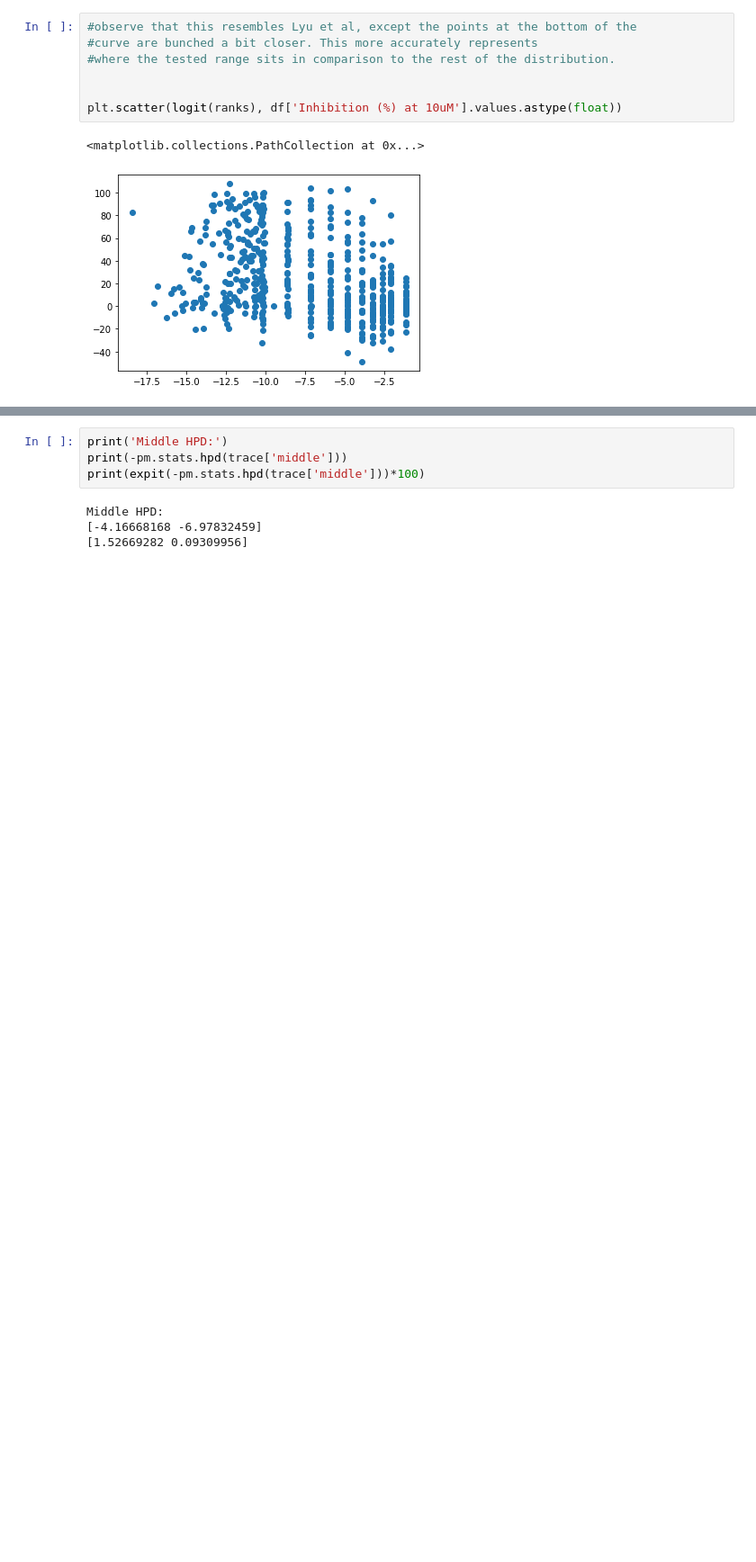
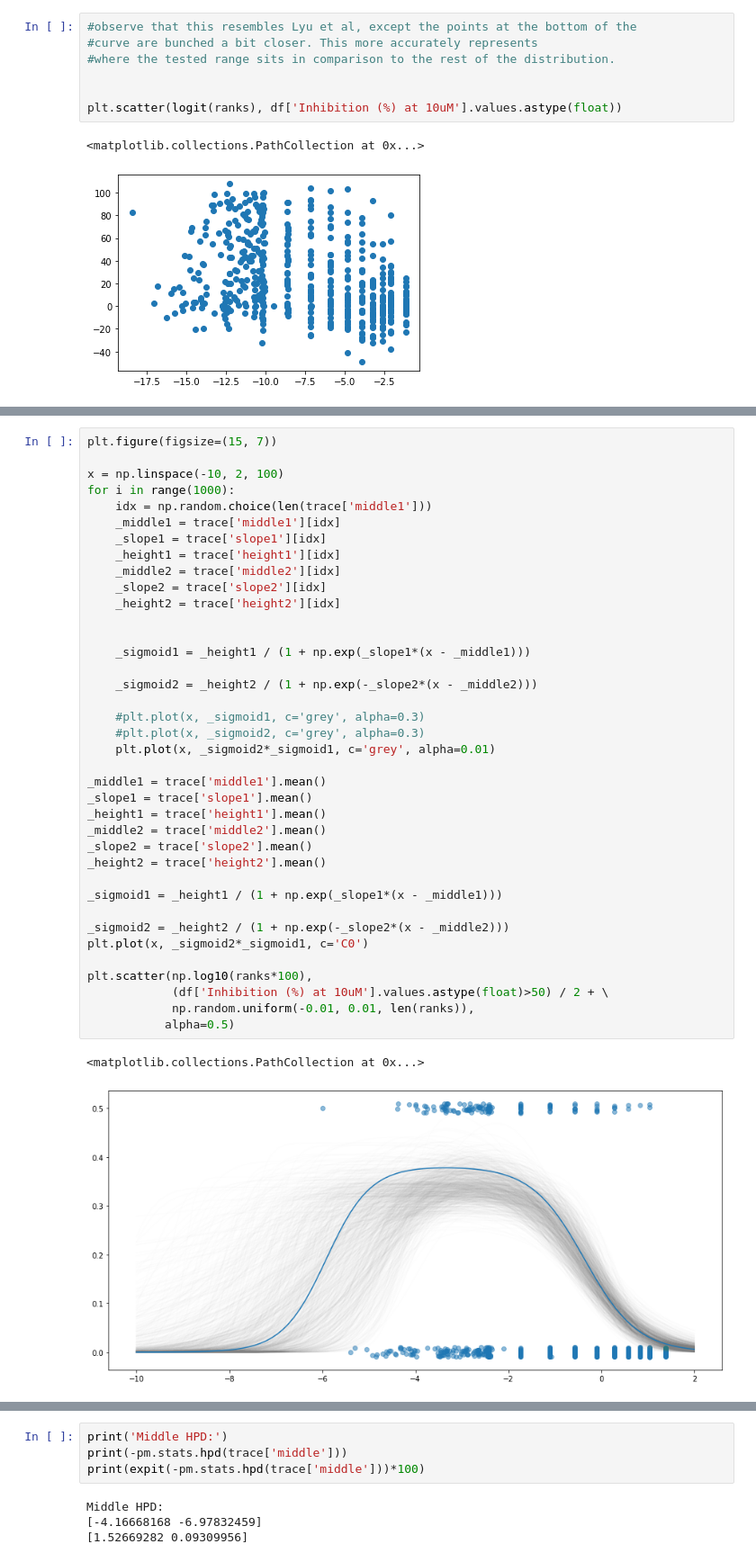
Before and after one commit to ljmartin/dockop, a Jupyter notebook: code/bayesian_hit_rate_fit.ipynb, the cells around one changed output, grey strips where cells are left out. Shown at 90% size. Saved outputs shown, nothing was run; the diff lists cells and outputs as text; blank space fills up the shorter version.

```diff
--- a/code/bayesian_hit_rate_fit.ipynb
+++ b/code/bayesian_hit_rate_fit.ipynb
@@ -49,0 +117,41 @@ plt.scatter(logit(ranks), df['Inhibition (%) at 10uM'].values.astype(float))
+# %%
+plt.figure(figsize=(15, 7))
+
+x = np.linspace(-10, 2, 100)
+for i in range(1000):
+    idx = np.random.choice(len(trace['middle1']))
+    _middle1 = trace['middle1'][idx]
+    _slope1 = trace['slope1'][idx]
+    _height1 = trace['height1'][idx]
+    _middle2 = trace['middle2'][idx]
+    _slope2 = trace['slope2'][idx]
+    _height2 = trace['height2'][idx]
+
+
+    _sigmoid1 = _height1 / (1 + np.exp(_slope1*(x - _middle1)))
+
+    _sigmoid2 = _height2 / (1 + np.exp(-_slope2*(x - _middle2)))
+
+    #plt.plot(x, _sigmoid1, c='grey', alpha=0.3)
+    #plt.plot(x, _sigmoid2, c='grey', alpha=0.3)
+    plt.plot(x, _sigmoid2*_sigmoid1, c='grey', alpha=0.01)
+
+_middle1 = trace['middle1'].mean()
+_slope1 = trace['slope1'].mean()
+_height1 = trace['height1'].mean()
+_middle2 = trace['middle2'].mean()
+_slope2 = trace['slope2'].mean()
+_height2 = trace['height2'].mean()
+
+_sigmoid1 = _height1 / (1 + np.exp(_slope1*(x - _middle1)))
+
+_sigmoid2 = _height2 / (1 + np.exp(-_slope2*(x - _middle2)))
+plt.plot(x, _sigmoid2*_sigmoid1, c='C0')
+
+plt.scatter(np.log10(ranks*100),
+            (df['Inhibition (%) at 10uM'].values.astype(float)>50) / 2 + \
+            np.random.uniform(-0.01, 0.01, len(ranks)),
+           alpha=0.5)
+# %% [output]
+<matplotlib.collections.PathCollection at 0x...>
+[figure, added]
```
Also changed, not shown: parts of 18 cells of this notebook, 24 other files.
